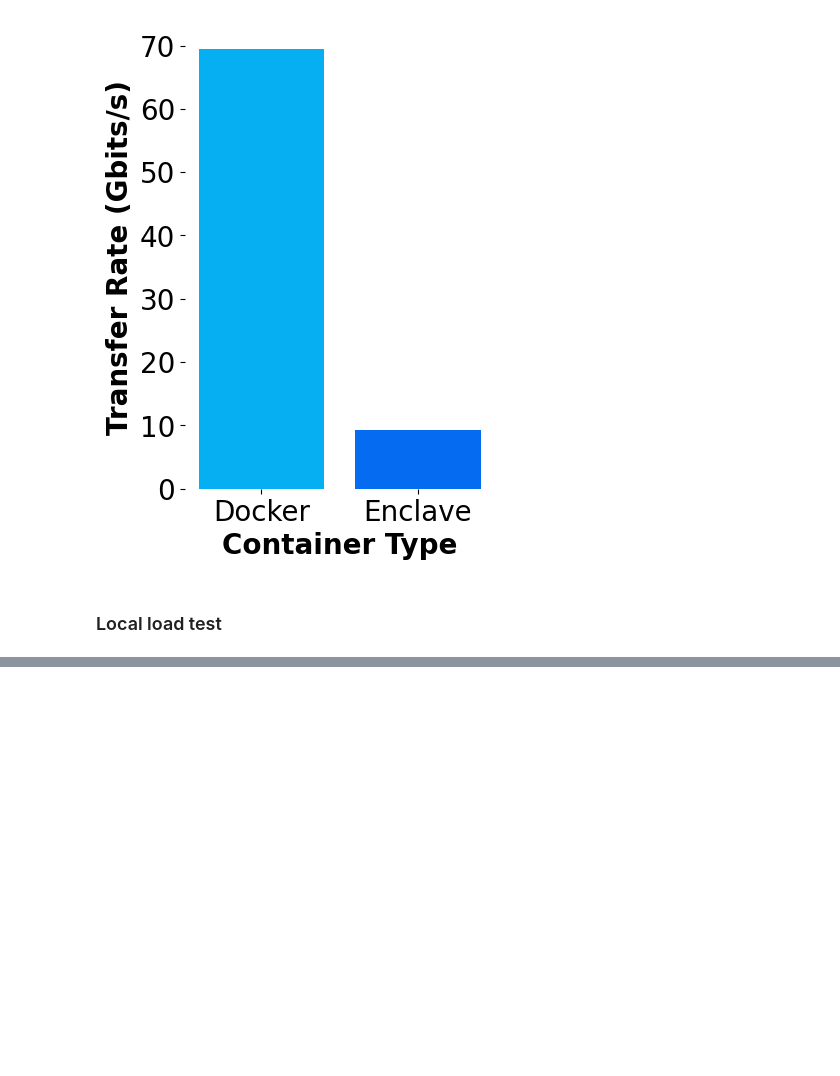
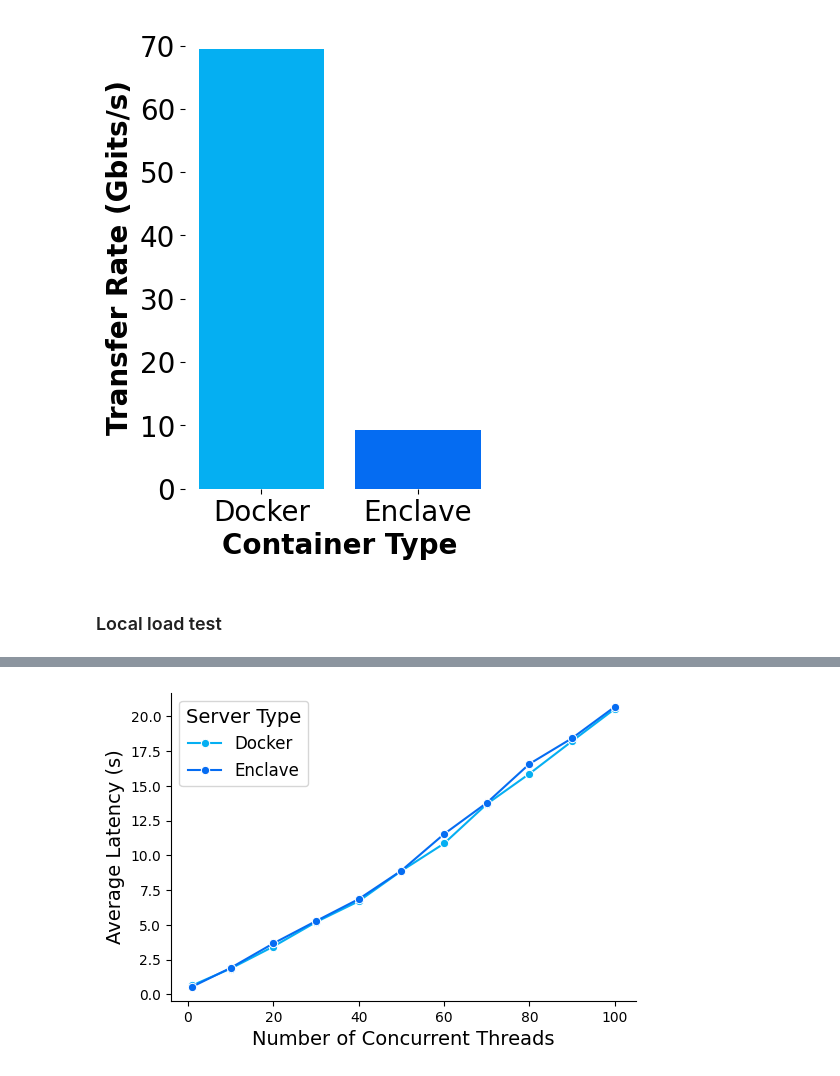
Before and after one commit to hpiercehoffman/secure-serving, a Jupyter notebook: figures/figures.ipynb, the cells around one changed output, grey strips where cells are left out. Saved outputs shown, nothing was run; the diff lists cells and outputs as text; code cells hidden in the pictures; blank space fills up the shorter version.

```diff
--- a/figures/figures.ipynb
+++ b/figures/figures.ipynb
@@ -58,0 +128,9 @@ plt.show()
+# %%
+public_net_df = pd.read_csv("../image_classification/load_testing_results/public_batch2_req2_vary_threads.csv")
+enclave_net_df = pd.read_csv("../image_classification/load_testing_results/enclave_batch2_req2_vary_threads.csv")
+
+public_net_df["type"] = "Docker"
+enclave_net_df["type"] = "Enclave"
+
+internet_df = pd.concat([public_net_df, enclave_net_df])
+internet_df
@@ -58,0 +155,14 @@ plt.show()
+# %%
+palette = {'Docker': '#05aff2', 'Enclave': '#056cf2'}
+
+plt.figure(figsize=(6, 4))
+sns.lineplot(data=internet_df, x='Threads', y='Average Latency', hue='type', palette=palette, marker = 'o')
+
+sns.despine()
+plt.xlabel('Number of Concurrent Threads', fontsize=14)
+plt.ylabel('Average Latency (s)', fontsize=14)
+plt.legend(title='Server Type', title_fontsize='14', fontsize='12')
+
+plt.show()
+# %% [output]
+[figure, added]
```
Also changed, not shown: parts of 7 cells of this notebook.
